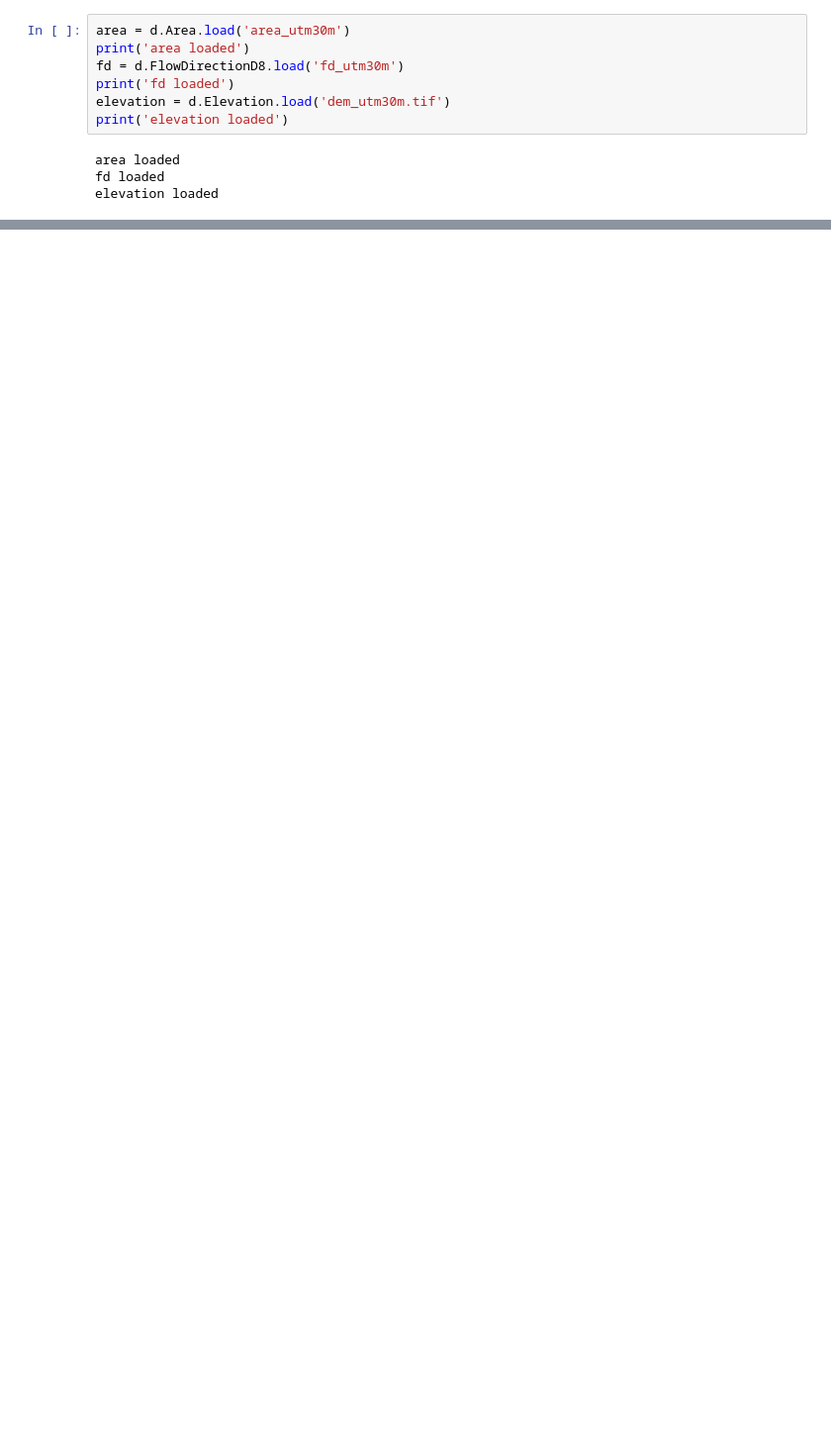
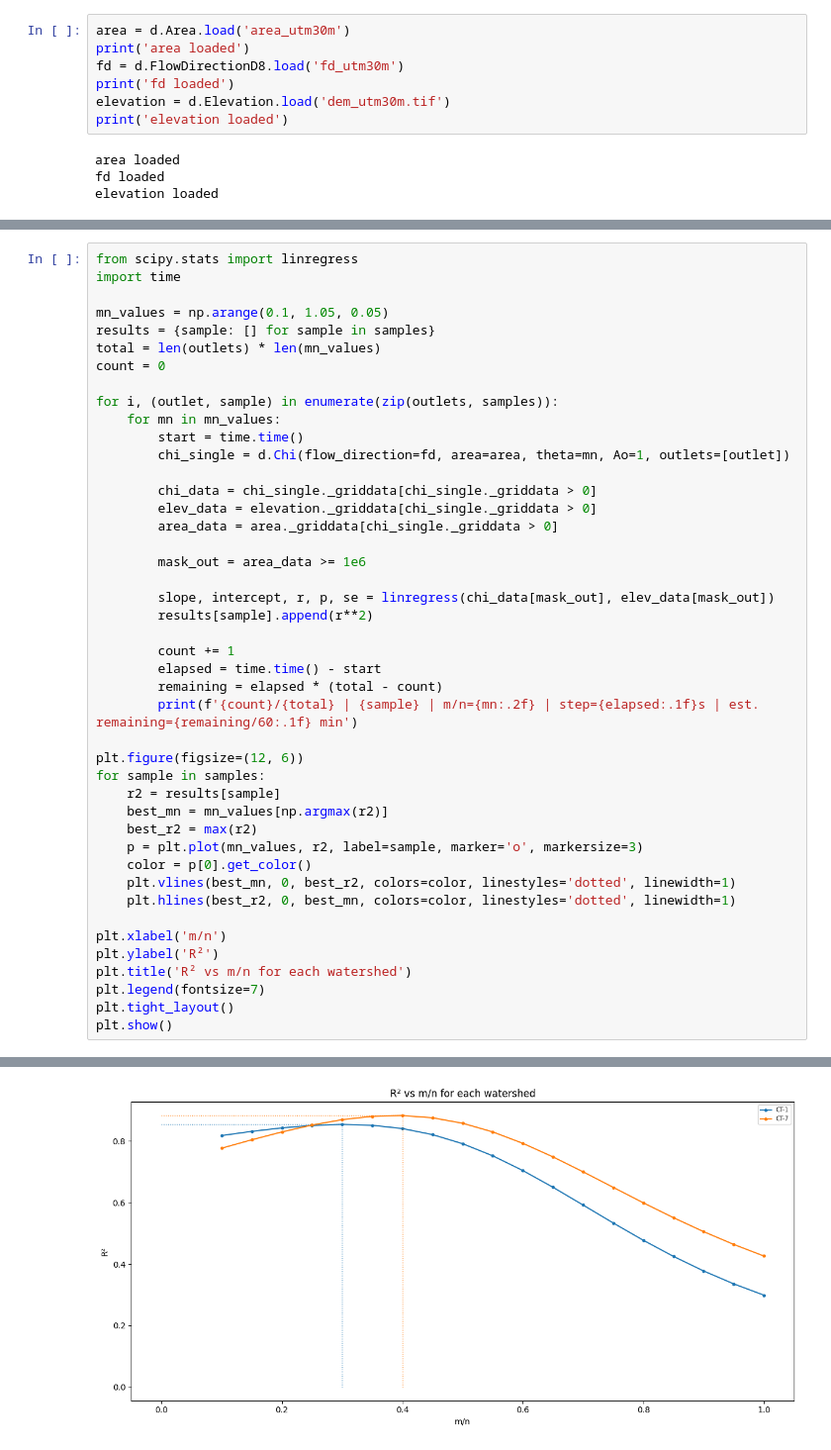
Before and after one commit to GrantPLong/MataquitoWatershedAnalysis, a Jupyter notebook: Mataquito/notebooks/08_river_profile_analysis.ipynb, the cells around one changed output, grey strips where cells are left out. Shown at 99% size. Saved outputs shown, nothing was run; the diff lists cells and outputs as text; blank space fills up the shorter version.

```diff
--- a/Mataquito/notebooks/08_river_profile_analysis.ipynb
+++ b/Mataquito/notebooks/08_river_profile_analysis.ipynb
@@ -90,0 +118,45 @@ for i, (outlet, sample) in enumerate(zip(outlets, samples)):
+# %%
+from scipy.stats import linregress
+import time
+
+mn_values = np.arange(0.1, 1.05, 0.05)
+results = {sample: [] for sample in samples}
+total = len(outlets) * len(mn_values)
+count = 0
+
+for i, (outlet, sample) in enumerate(zip(outlets, samples)):
+    for mn in mn_values:
+        start = time.time()
+        chi_single = d.Chi(flow_direction=fd, area=area, theta=mn, Ao=1, outlets=[outlet])
+
+        chi_data = chi_single._griddata[chi_single._griddata > 0]
+        elev_data = elevation._griddata[chi_single._griddata > 0]
+        area_data = area._griddata[chi_single._griddata > 0]
+
+        mask_out = area_data >= 1e6
+
+        slope, intercept, r, p, se = linregress(chi_data[mask_out], elev_data[mask_out])
+        results[sample].append(r**2)
+
+        count += 1
+        elapsed = time.time() - start
+        remaining = elapsed * (total - count)
+        print(f'{count}/{total} | {sample} | m/n={mn:.2f} | step={elapsed:.1f}s | est. remaining={remaining/60:.1f} min')
+
+plt.figure(figsize=(12, 6))
+for sample in samples:
+    r2 = results[sample]
+    best_mn = mn_values[np.argmax(r2)]
+    best_r2 = max(r2)
+    p = plt.plot(mn_values, r2, label=sample, marker='o', markersize=3)
+    color = p[0].get_color()
+    plt.vlines(best_mn, 0, best_r2, colors=color, linestyles='dotted', linewidth=1)
+    plt.hlines(best_r2, 0, best_mn, colors=color, linestyles='dotted', linewidth=1)
+
+plt.xlabel('m/n')
+plt.ylabel('R²')
+plt.title('R² vs m/n for each watershed')
+plt.legend(fontsize=7)
+plt.tight_layout()
+plt.show()
+# %% [output]
@@ -90,0 +180 @@ for i, (outlet, sample) in enumerate(zip(outlets, samples)):
+[figure, added]
```
Also changed, not shown: parts of 4 cells of this notebook, 8 other files.
